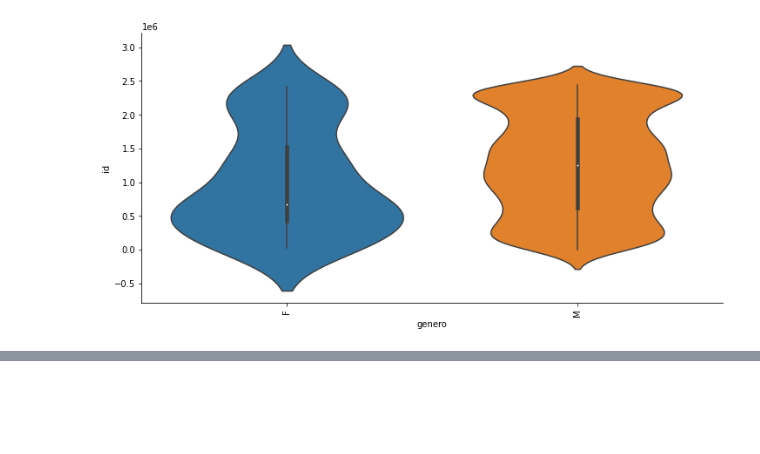
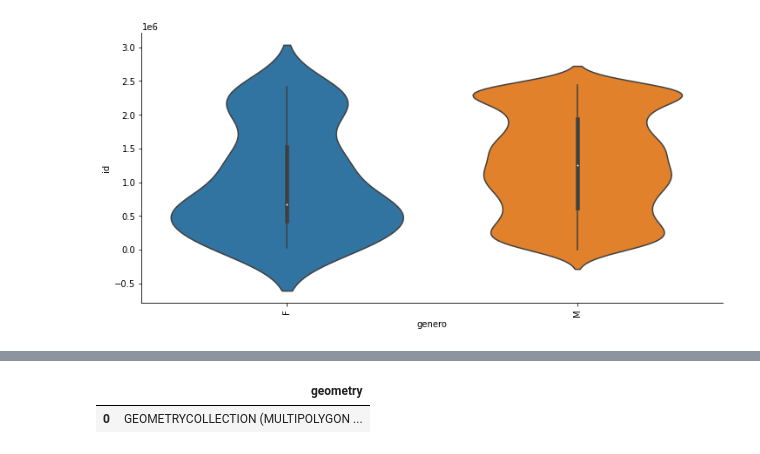
Before and after one commit to jjpizarro/datascience, a Jupyter notebook: EDA-project-ds4a.ipynb, the cells around one changed output, grey strips where cells are left out. Cells and saved outputs as stored; diff of their text form; code cells hidden in the pictures; blank space fills up the shorter version.

```diff
--- a/EDA-project-ds4a.ipynb
+++ b/EDA-project-ds4a.ipynb
@@ -417,0 +445,8 @@ memory usage: 38.6+ MB
+# %%
+fname = '/content/drive/My Drive/Colab Notebooks/pasto.geojson' # Your filepath here
+polyPasto = gpd.read_file(fname)
+
+polyPasto.head()
+# %% [output]
+|  | geometry |
+| 0 | GEOMETRYCOLLECTION (MULTIPOLYGON ... |
```
Also changed, not shown: parts of 25 cells of this notebook.
